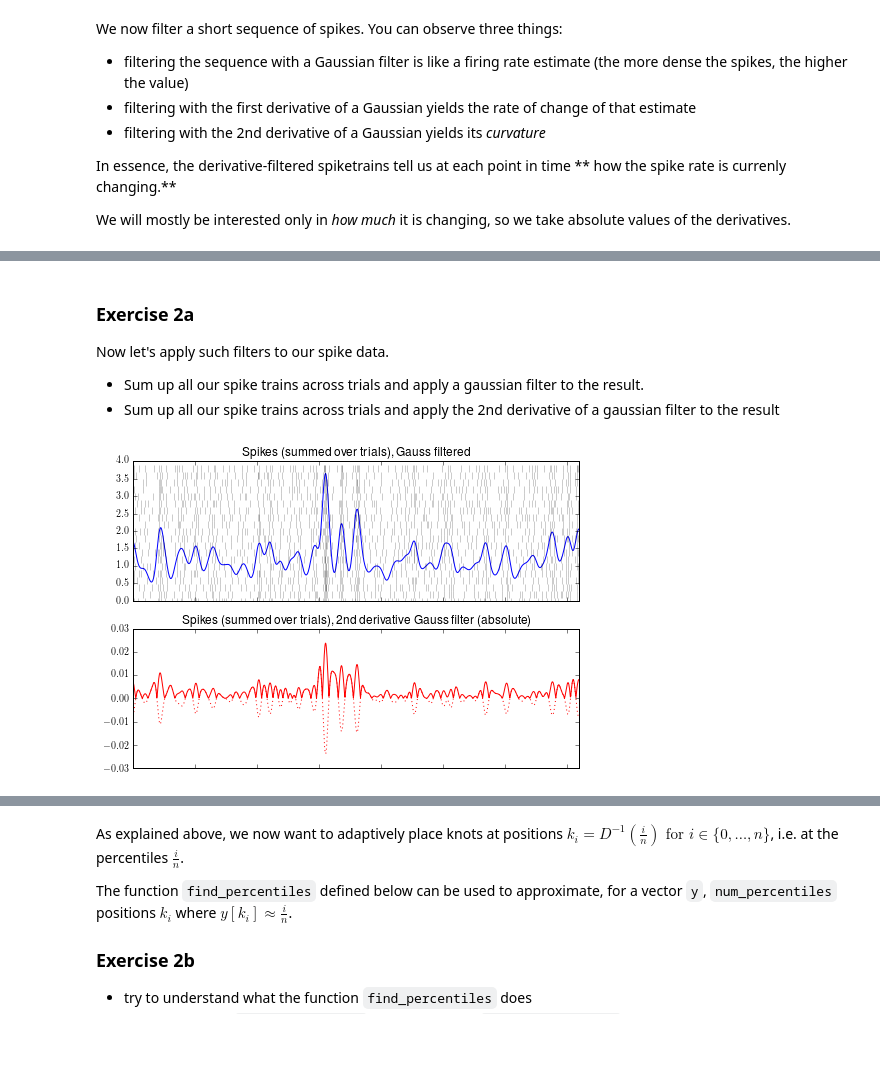
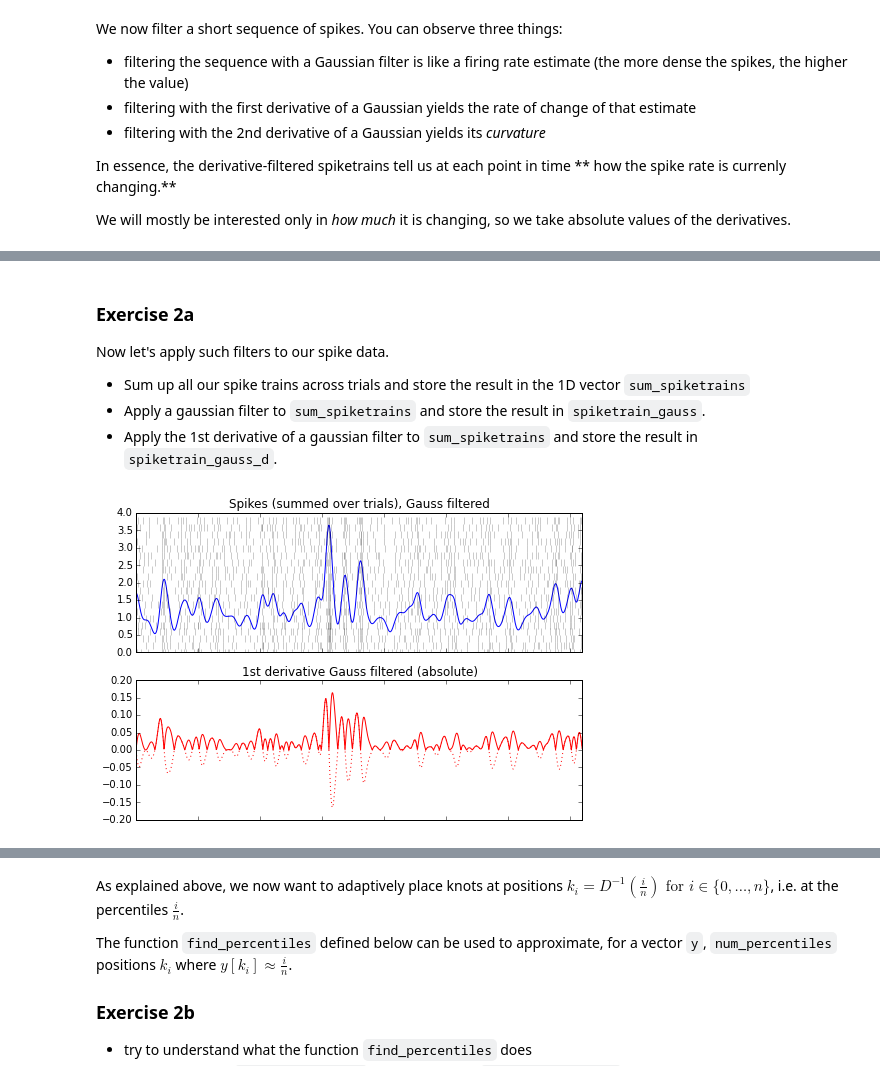
Before and after one commit to cknd/decoding, a Jupyter notebook: 02 [Solution] Part 2 - GLM.ipynb, the cells around one changed output, grey strips where cells are left out. Cells and saved outputs as stored; diff of their text form; code cells hidden in the pictures; blank space fills up the shorter version.

```diff
--- a/02 [Solution] Part 2 - GLM.ipynb
+++ b/02 [Solution] Part 2 - GLM.ipynb
@@ -280,36 +280,39 @@ plot_filtered(y, sigma=sigma)
 
 Now let's apply such filters to our spike data.
 
-* Sum up all our spike trains across trials and apply a gaussian filter to the result.
-* Sum up all our spike trains across trials and apply the 2nd derivative of a gaussian filter to the result
+* Sum up all our spike trains across trials and store the result in the 1D vector `sum_spiketrains`
+* Apply a gaussian filter to `sum_spiketrains` and store the result in `spiketrain_gauss`.
+* Apply the 1st derivative of a gaussian filter to `sum_spiketrains` and store the result in `spiketrain_gauss_d`.
 # %%
+# sum_spiketrains     = ...
 # spiketrain_gauss    = ...
-# spiketrain_gauss_d2 = ...
+# spiketrain_gauss_d  = ...
 
-spiketrain_gauss    = gaussian_filter1d(all_spiketrains.sum(axis=0), sigma=sigma, order=0)  # solution
-spiketrain_gauss_d2 = gaussian_filter1d(all_spiketrains.sum(axis=0), sigma=sigma, order=2)  # solution
+sum_spiketrains     = spikes_across_trials.ravel()                              # solution
+spiketrain_gauss    = gaussian_filter1d(sum_spiketrains, sigma=sigma, order=0)  # solution
+spiketrain_gauss_d  = gaussian_filter1d(sum_spiketrains, sigma=sigma, order=1)  # solution
 
 
 
 
 figure(figsize=(8,5.5))
 ax1=subplot(2,1,1)
 plot(spiketrain_gauss)
 up = ylim()[1]
 plot(spike_t,spike_y*up/N,"k|", alpha=0.4,ms=7)
 title("Spikes (summed over trials), Gauss filtered")
 
 ax2=subplot(2,1,2, sharex=ax1)
-plot(spiketrain_gauss_d2,'r:')
-plot(np.abs(spiketrain_gauss_d2),'r')
-title("Spikes (summed over trials), 2nd derivative Gauss filter (absolute)")
+plot(spiketrain_gauss_d,'r:')
+plot(np.abs(spiketrain_gauss_d),'r')
+title("1st derivative Gauss filtered (absolute)")
 xlim([0,T])
 
 
 for label in ax1.get_xticklabels() + ax2.get_xticklabels():
     label.set_visible(False)
 # %% [output]
-[figure, old version]
+[figure, new version]
 # %% [markdown]
 ## Spline model with adaptive knot vector
 
```
Also changed, not shown: parts of 14 cells of this notebook, 1 other file.
